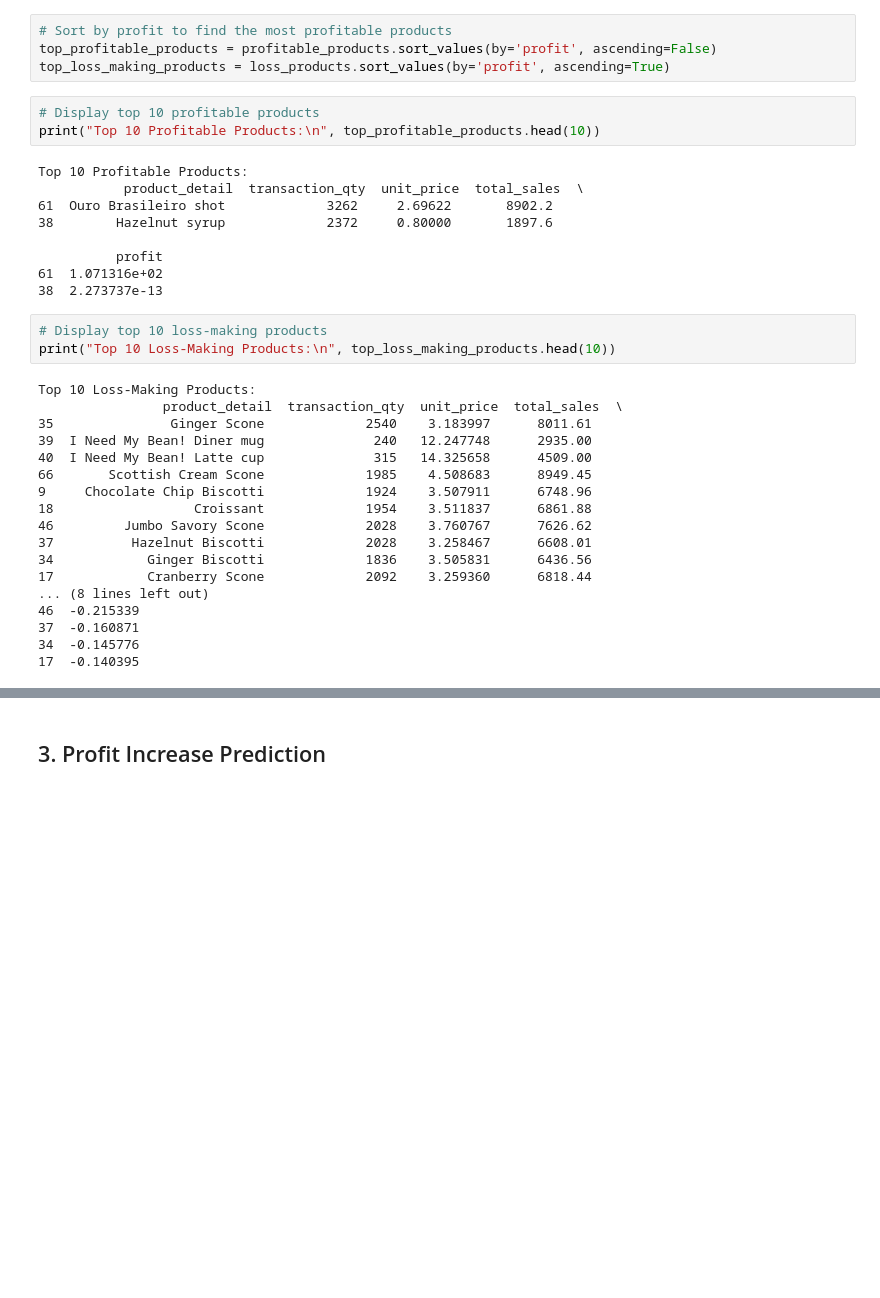
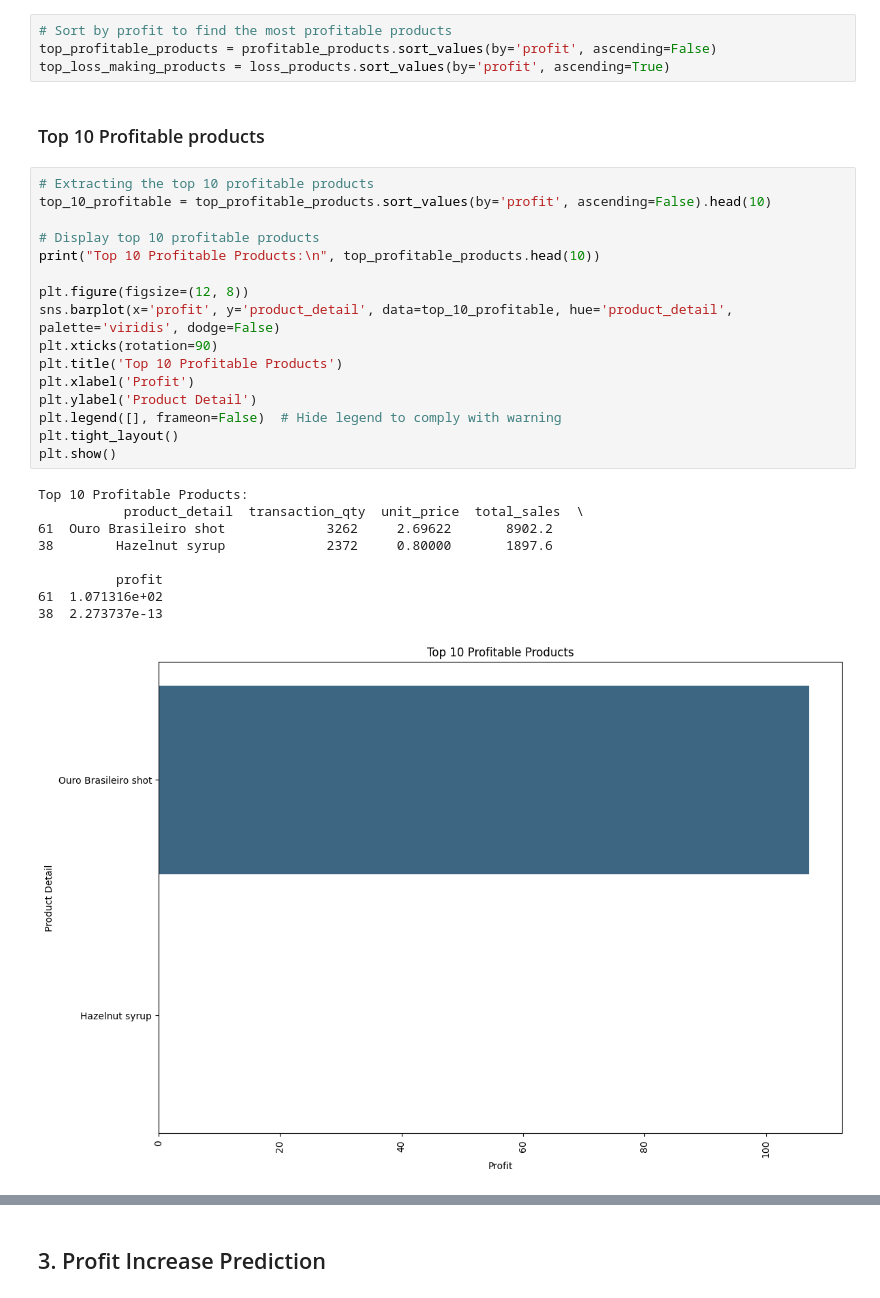
Before and after one commit to iamarslankhalid/Predictive_Analysis_Coffee_Shop, a Jupyter notebook: predictive_analysis.ipynb, the cells around one changed output, grey strips where cells are left out. Saved outputs shown, nothing was run; the diff lists cells and outputs as text; blank space fills up the shorter version.

```diff
--- a/predictive_analysis.ipynb
+++ b/predictive_analysis.ipynb
@@ -286,36 +290,31 @@ Products incurring losses:
 # Sort by profit to find the most profitable products
 top_profitable_products = profitable_products.sort_values(by='profit', ascending=False)
 top_loss_making_products = loss_products.sort_values(by='profit', ascending=True)
-# %%
-# Display top 10 profitable products
-print("Top 10 Profitable Products:\n", top_profitable_products.head(10))
-# %% [output]
-Top 10 Profitable Products:
-           product_detail  transaction_qty  unit_price  total_sales  \
-61  Ouro Brasileiro shot             3262     2.69622       8902.2
-38        Hazelnut syrup             2372     0.80000       1897.6
-
-          profit
-61  1.071316e+02
-38  2.273737e-13
-# %%
-# Display top 10 loss-making products
-print("Top 10 Loss-Making Products:\n", top_loss_making_products.head(10))
-# %% [output]
-Top 10 Loss-Making Products:
-                product_detail  transaction_qty  unit_price  total_sales  \
-35               Ginger Scone             2540    3.183997      8011.61
-39  I Need My Bean! Diner mug              240   12.247748      2935.00
-40  I Need My Bean! Latte cup              315   14.325658      4509.00
-66       Scottish Cream Scone             1985    4.508683      8949.45
-9     Chocolate Chip Biscotti             1924    3.507911      6748.96
-18                  Croissant             1954    3.511837      6861.88
-46         Jumbo Savory Scone             2028    3.760767      7626.62
-37          Hazelnut Biscotti             2028    3.258467      6608.01
-34            Ginger Biscotti             1836    3.505831      6436.56
-17            Cranberry Scone             2092    3.259360      6818.44
-... (8 lines left out)
-46  -0.215339
-37  -0.160871
-34  -0.145776
-17  -0.140395
+# %% [markdown]
+### Top 10 Profitable products
+# %%
+# Extracting the top 10 profitable products
+top_10_profitable = top_profitable_products.sort_values(by='profit', ascending=False).head(10)
+
+# Display top 10 profitable products
+print("Top 10 Profitable Products:\n", top_profitable_products.head(10))
+
+plt.figure(figsize=(12, 8))
+sns.barplot(x='profit', y='product_detail', data=top_10_profitable, hue='product_detail', palette='viridis', dodge=False)
+plt.xticks(rotation=90)
+plt.title('Top 10 Profitable Products')
+plt.xlabel('Profit')
+plt.ylabel('Product Detail')
+plt.legend([], frameon=False)  # Hide legend to comply with warning
+plt.tight_layout()
+plt.show()
+# %% [output]
+Top 10 Profitable Products:
+           product_detail  transaction_qty  unit_price  total_sales  \
+61  Ouro Brasileiro shot             3262     2.69622       8902.2
+38        Hazelnut syrup             2372     0.80000       1897.6
+
+          profit
+61  1.071316e+02
+38  2.273737e-13
+[figure, added]
```
Also changed, not shown: parts of 16 cells of this notebook, 1 other file.
